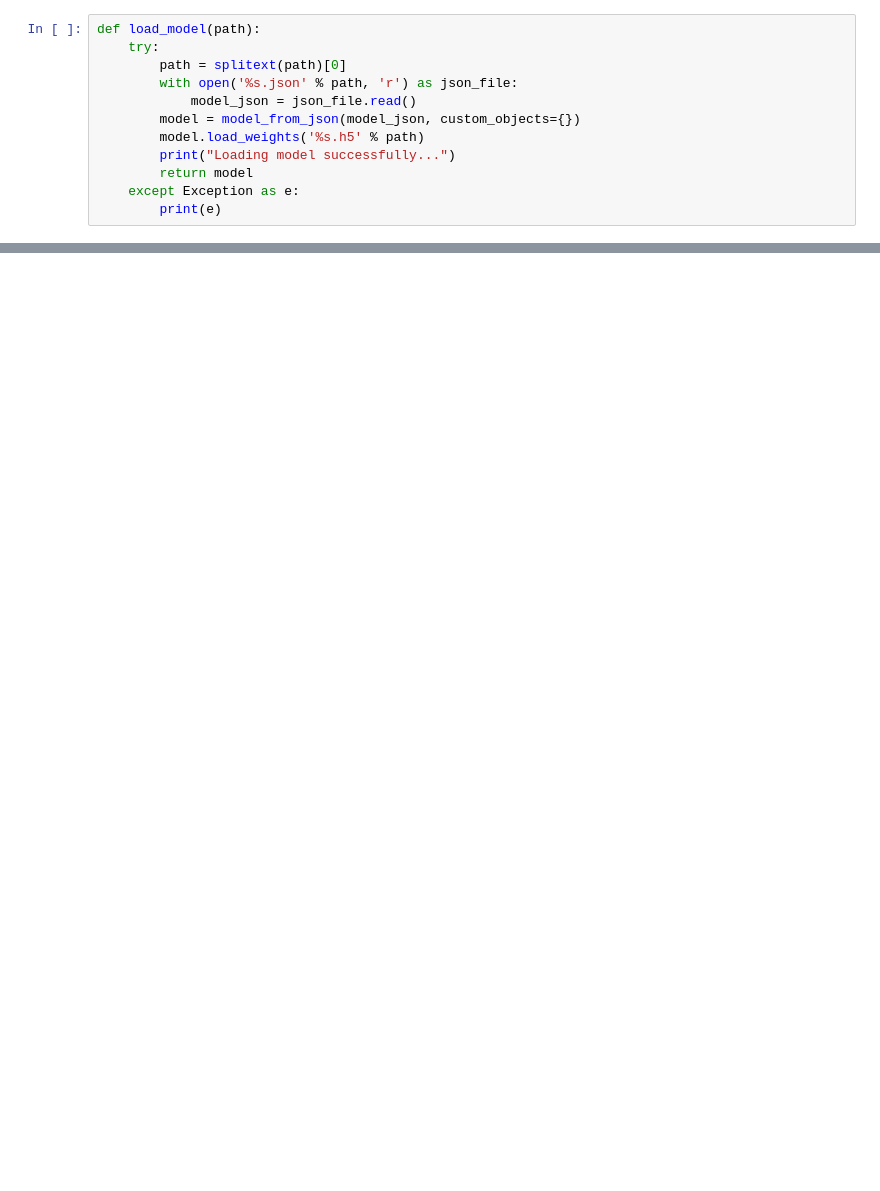
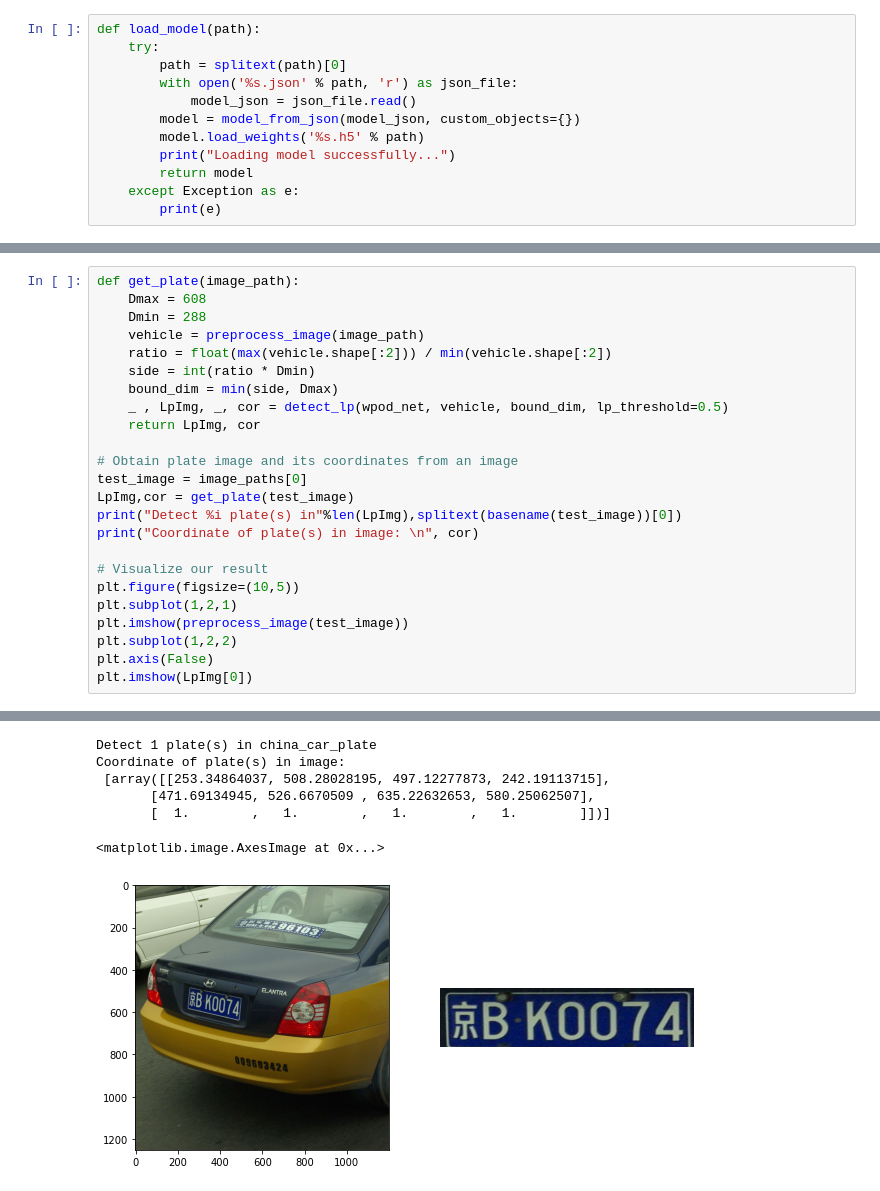
Before and after one commit to quangnhat185/Plate_detect_and_recognize, a Jupyter notebook: (Part_1)License_plate_detection.ipynb, the cells around one changed output, grey strips where cells are left out. Drawn from its saved outputs; the diff is of its cells as text; blank space fills up the shorter version.

```diff
--- a/(Part_1)License_plate_detection.ipynb
+++ b/(Part_1)License_plate_detection.ipynb
@@ -33,0 +63,25 @@ Found 20 images...
+# %%
+def get_plate(image_path):
+    Dmax = 608
+    Dmin = 288
+    vehicle = preprocess_image(image_path)
+    ratio = float(max(vehicle.shape[:2])) / min(vehicle.shape[:2])
+    side = int(ratio * Dmin)
+    bound_dim = min(side, Dmax)
+    _ , LpImg, _, cor = detect_lp(wpod_net, vehicle, bound_dim, lp_threshold=0.5)
+    return LpImg, cor
+
+# Obtain plate image and its coordinates from an image
+test_image = image_paths[0]
+LpImg,cor = get_plate(test_image)
+print("Detect %i plate(s) in"%len(LpImg),splitext(basename(test_image))[0])
+print("Coordinate of plate(s) in image: \n", cor)
+
+# Visualize our result
+plt.figure(figsize=(10,5))
+plt.subplot(1,2,1)
+plt.imshow(preprocess_image(test_image))
+plt.subplot(1,2,2)
+plt.axis(False)
+plt.imshow(LpImg[0])
+# %% [output]
@@ -33,0 +89,7 @@ Found 20 images...
+Detect 1 plate(s) in china_car_plate
+Coordinate of plate(s) in image:
+ [array([[253.34864037, 508.28028195, 497.12277873, 242.19113715],
+       [471.69134945, 526.6670509 , 635.22632653, 580.25062507],
+       [  1.        ,   1.        ,   1.        ,   1.        ]])]
+<matplotlib.image.AxesImage at 0x...>
+[figure, added]
```
Also changed, not shown: parts of 13 cells of this notebook, 7 other files.
